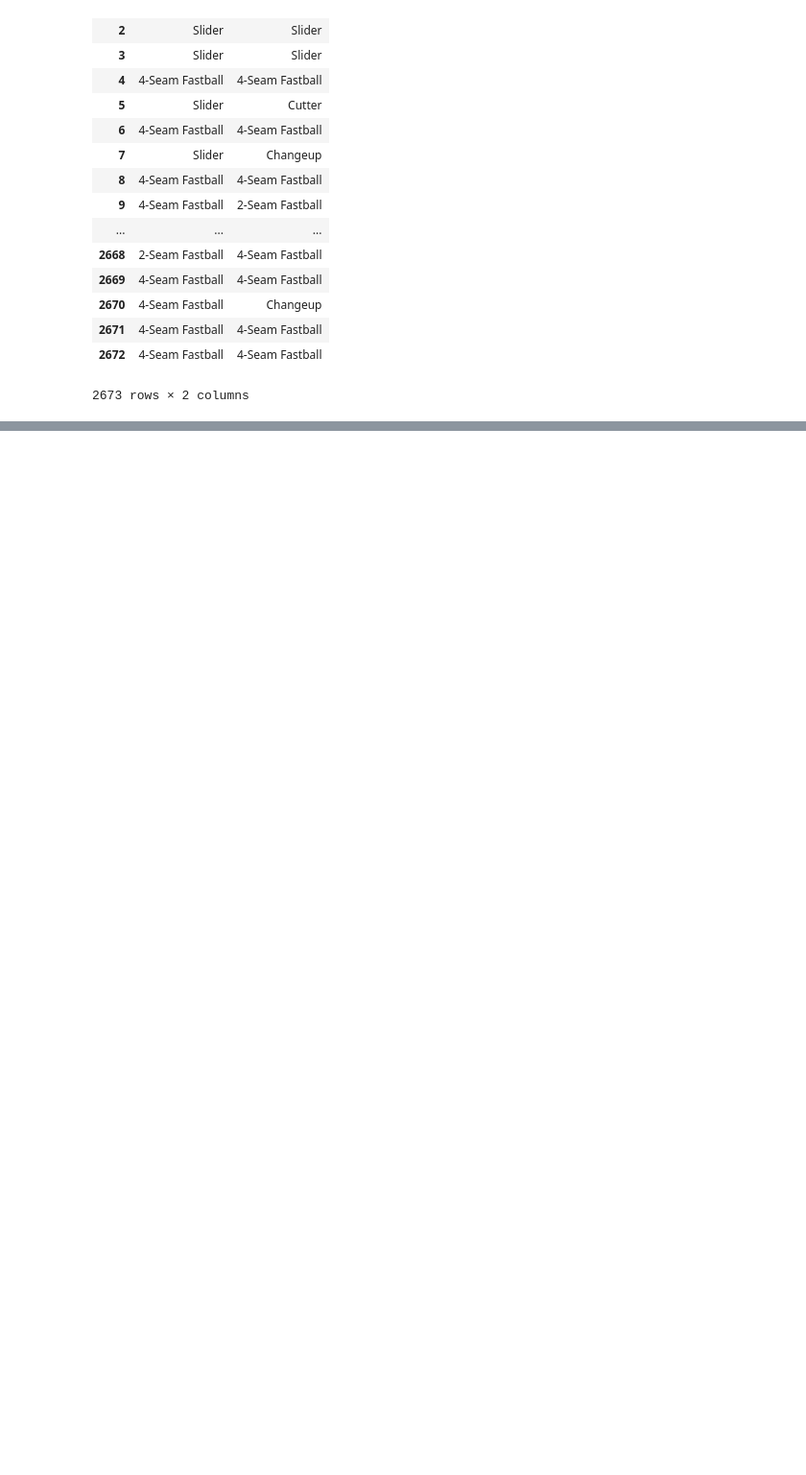
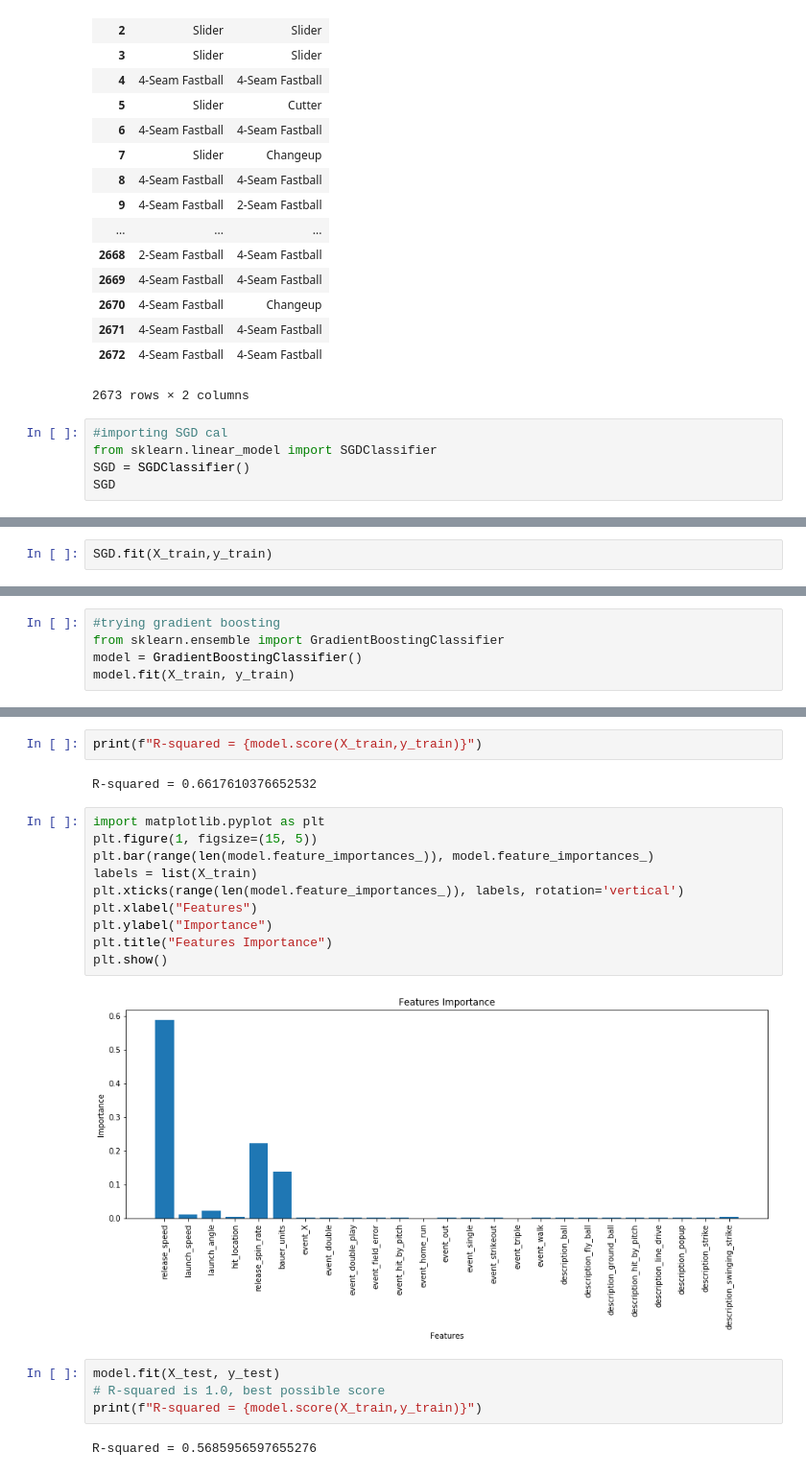
Before and after one commit to nradich/Pitch_Effective, a Jupyter notebook: LHP_model_testing.ipynb, the cells around one changed output, grey strips where cells are left out. Shown at 96% size. Saved outputs shown, nothing was run; the diff lists cells and outputs as text; blank space fills up the shorter version.

```diff
--- a/LHP_model_testing.ipynb
+++ b/LHP_model_testing.ipynb
@@ -165,3 +165,8 @@ First 10 Actual labels: ['Changeup', 'Sinker', 'Slider', 'Slider', '4-Seam Fastb
 | 2671 | 4-Seam Fastball | 4-Seam Fastball |
 | 2672 | 4-Seam Fastball | 4-Seam Fastball |
 2673 rows × 2 columns
+# %%
+#importing SGD cal
+from sklearn.linear_model import SGDClassifier
+SGD = SGDClassifier()
+SGD
@@ -167,0 +180,2 @@ First 10 Actual labels: ['Changeup', 'Sinker', 'Slider', 'Slider', '4-Seam Fastb
+# %%
+SGD.fit(X_train,y_train)
@@ -167,0 +223,5 @@ First 10 Actual labels: ['Changeup', 'Sinker', 'Slider', 'Slider', '4-Seam Fastb
+# %%
+#trying gradient boosting
+from sklearn.ensemble import GradientBoostingClassifier
+model = GradientBoostingClassifier()
+model.fit(X_train, y_train)
@@ -167,0 +238,22 @@ First 10 Actual labels: ['Changeup', 'Sinker', 'Slider', 'Slider', '4-Seam Fastb
+# %%
+print(f"R-squared = {model.score(X_train,y_train)}")
+# %% [output]
+R-squared = 0.6617610376652532
+# %%
+import matplotlib.pyplot as plt
+plt.figure(1, figsize=(15, 5))
+plt.bar(range(len(model.feature_importances_)), model.feature_importances_)
+labels = list(X_train)
+plt.xticks(range(len(model.feature_importances_)), labels, rotation='vertical')
+plt.xlabel("Features")
+plt.ylabel("Importance")
+plt.title("Features Importance")
+plt.show()
+# %% [output]
+[figure, added]
+# %%
+model.fit(X_test, y_test)
+# R-squared is 1.0, best possible score
+print(f"R-squared = {model.score(X_train,y_train)}")
+# %% [output]
+R-squared = 0.5685956597655276
```
Also changed, not shown: parts of 10 cells of this notebook.
